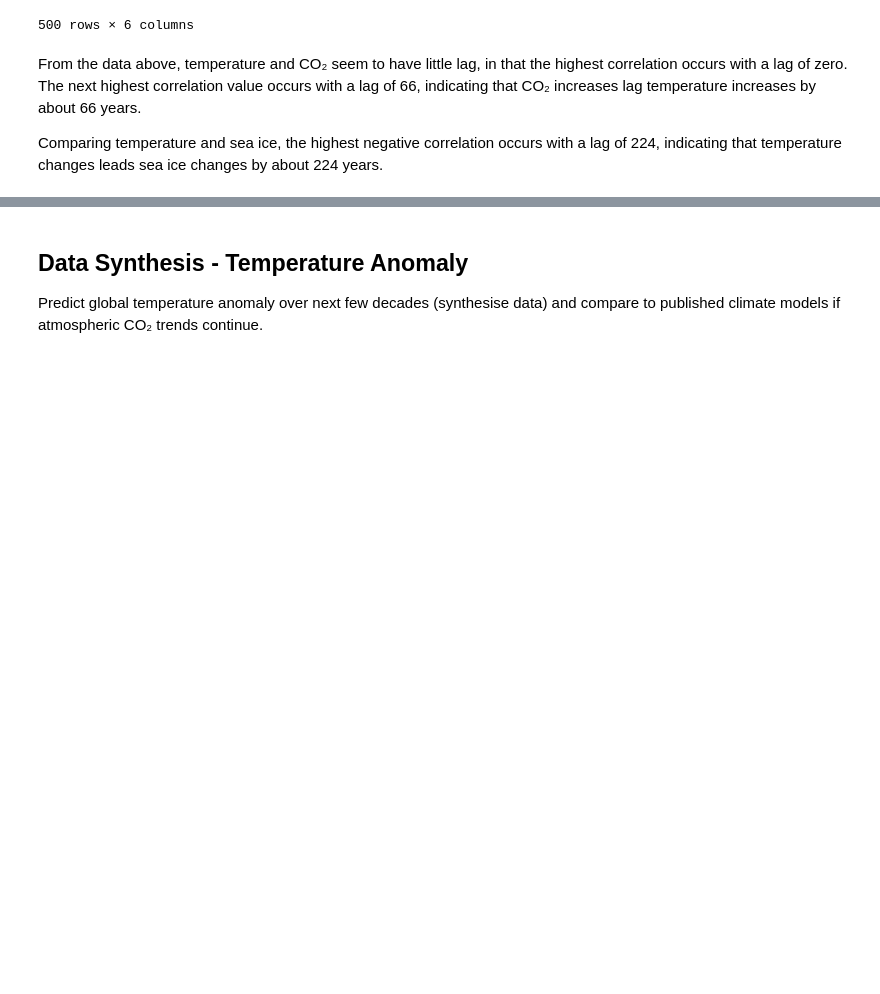
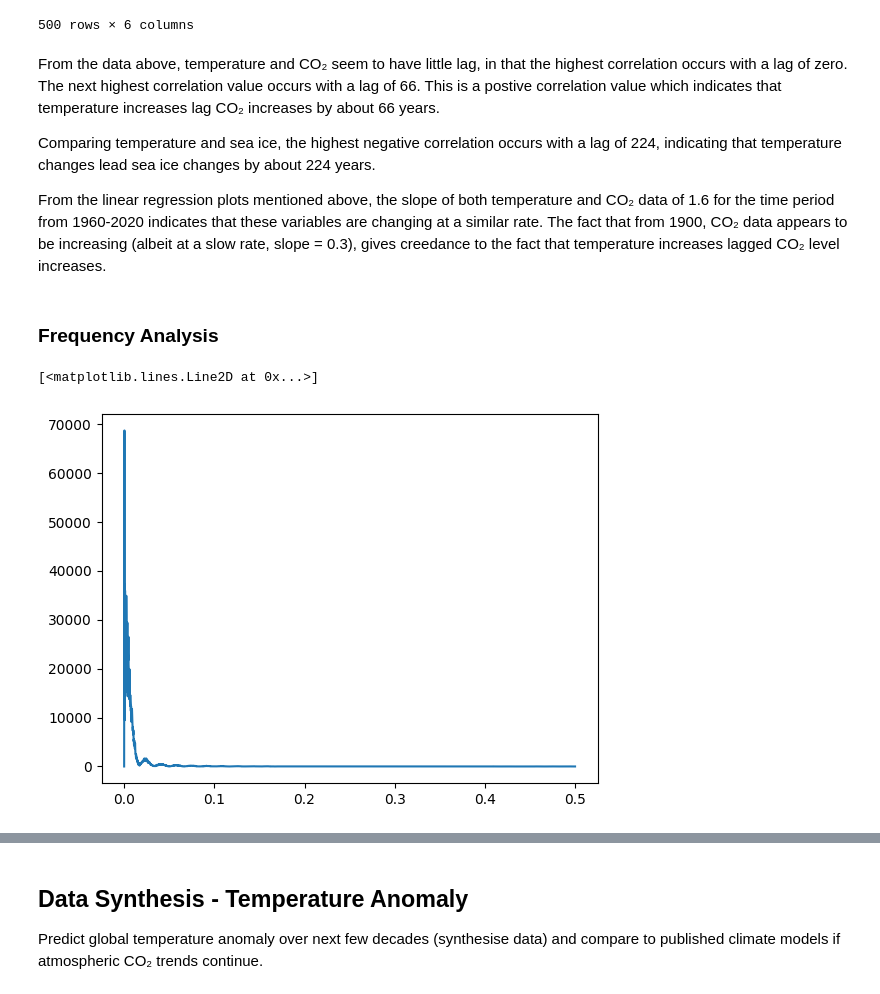
Before and after one commit to rachel-king4/PfDA_Assignment_2, a Jupyter notebook: pfda_assignment_2.ipynb, the cells around one changed output, grey strips where cells are left out. Saved outputs shown, nothing was run; the diff lists cells and outputs as text; code cells hidden in the pictures; blank space fills up the shorter version.

```diff
--- a/pfda_assignment_2.ipynb
+++ b/pfda_assignment_2.ipynb
@@ -868,6 +868,25 @@ lagged_correlation
 | 60 | 0.008331 | 0.695596 | 0.621725 | NaN | -0.193616 | -0.011650 |
 500 rows × 6 columns
 # %% [markdown]
-From the data above, temperature and CO₂ seem to have little lag, in that the highest correlation occurs with a lag of zero. The next highest correlation value occurs with a lag of 66, indicating that CO₂ increases lag temperature increases by about 66 years.
+From the data above, temperature and CO₂ seem to have little lag, in that the highest correlation occurs with a lag of zero. The next highest correlation value occurs with a lag of 66. This is a postive correlation value which indicates that temperature increases lag CO₂ increases by about 66 years.
 
-Comparing temperature and sea ice, the highest negative correlation occurs with a lag of 224, indicating that temperature changes leads sea ice changes by about 224 years.
+Comparing temperature and sea ice, the highest negative correlation occurs with a lag of 224, indicating that temperature changes lead sea ice changes by about 224 years.
+
+From the linear regression plots mentioned above, the slope of both temperature and CO₂ data of 1.6 for the time period from 1960-2020 indicates that these variables are changing at a similar rate. The fact that from 1900, CO₂ data appears to be increasing (albeit at a slow rate, slope = 0.3), gives creedance to the fact that temperature increases lagged CO₂ level increases.
+# %% [markdown]
+### Frequency Analysis
+# %%
+mask = ~np.isnan(combined_data['temp'])
+mask2 = ~np.isnan(combined_data['co2'])
+# %%
+from scipy import signal
+# https://milos.ai/2018/05/extracting-frequencies-from-time-series-python
+# Estimate power spectral density (Pxx) using a periodogram for temperature and CO₂
+f, Pxx = signal.periodogram(combined_data.temp[mask])
+f2, Pxx2 = signal.periodogram(combined_data.co2[mask2])
+# %%
+# to plot periodogram for temperature
+plt.plot(f, Pxx)
+# %% [output]
+[<matplotlib.lines.Line2D at 0x...>]
+[figure, added]
```
Also changed, not shown: parts of 8 cells of this notebook.
